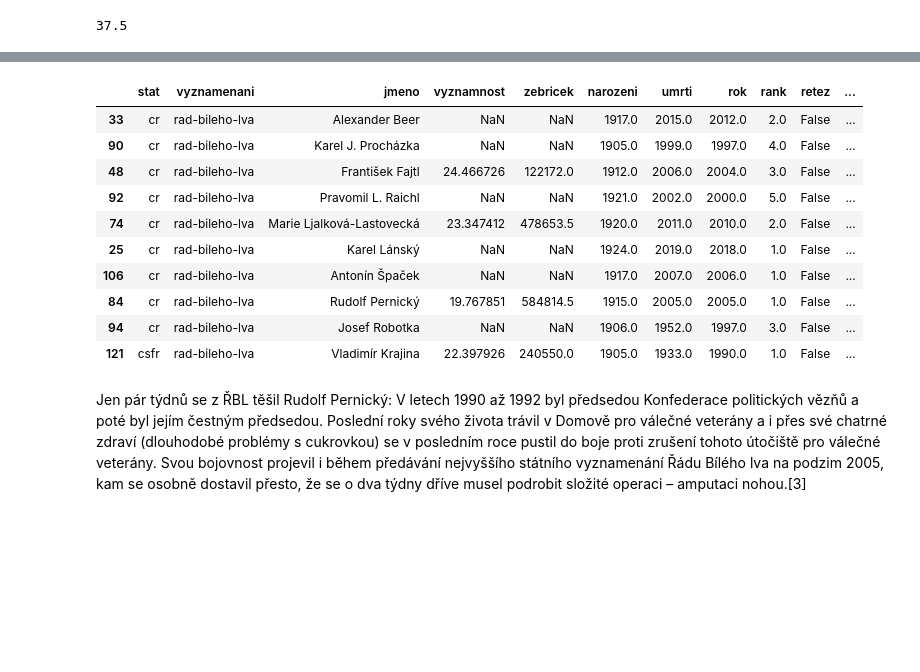
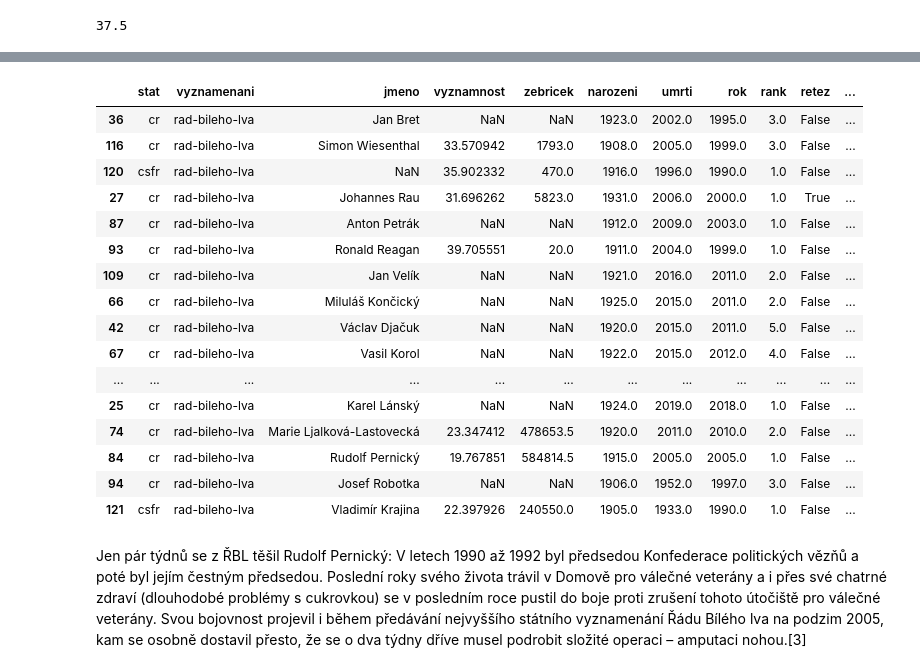
Before and after one commit to DataRozhlas/vyznamenani, a Jupyter notebook: vyznamenani.ipynb, the cells around one changed output, grey strips where cells are left out. Cells and saved outputs as stored; diff of their text form; code cells hidden in the pictures; blank space fills up the shorter version.

```diff
--- a/vyznamenani.ipynb
+++ b/vyznamenani.ipynb
@@ -504,14 +540,20 @@ lvi_extended[lvi_extended["inmemoriam"] == False].sort_values(by="posmrti").head
 # %%
-lvi_extended[(lvi_extended["inmemoriam"] == False) & lvi_extended.posmrti.notnull()].sort_values(by="posmrti").tail(10)
+lvi_extended[(lvi_extended["inmemoriam"] == False) & lvi_extended.posmrti.notnull()].sort_values(by="posmrti").tail(20)
 # %% [output]
 |  | stat | vyznamenani | jmeno | vyznamnost | zebricek | narozeni | umrti | rok | rank | retez | ... |
-| 33 | cr | rad-bileho-lva | Alexander Beer | NaN | NaN | 1917.0 | 2015.0 | 2012.0 | 2.0 | False | ... |
-| 90 | cr | rad-bileho-lva | Karel J. Procházka | NaN | NaN | 1905.0 | 1999.0 | 1997.0 | 4.0 | False | ... |
-| 48 | cr | rad-bileho-lva | František Fajtl | 24.466726 | 122172.0 | 1912.0 | 2006.0 | 2004.0 | 3.0 | False | ... |
-| 92 | cr | rad-bileho-lva | Pravomil L. Raichl | NaN | NaN | 1921.0 | 2002.0 | 2000.0 | 5.0 | False | ... |
+| 36 | cr | rad-bileho-lva | Jan Bret | NaN | NaN | 1923.0 | 2002.0 | 1995.0 | 3.0 | False | ... |
+| 116 | cr | rad-bileho-lva | Simon Wiesenthal | 33.570942 | 1793.0 | 1908.0 | 2005.0 | 1999.0 | 3.0 | False | ... |
+| 120 | csfr | rad-bileho-lva | NaN | 35.902332 | 470.0 | 1916.0 | 1996.0 | 1990.0 | 1.0 | False | ... |
+| 27 | cr | rad-bileho-lva | Johannes Rau | 31.696262 | 5823.0 | 1931.0 | 2006.0 | 2000.0 | 1.0 | True | ... |
+| 87 | cr | rad-bileho-lva | Anton Petrák | NaN | NaN | 1912.0 | 2009.0 | 2003.0 | 1.0 | False | ... |
+| 93 | cr | rad-bileho-lva | Ronald Reagan | 39.705551 | 20.0 | 1911.0 | 2004.0 | 1999.0 | 1.0 | False | ... |
+| 109 | cr | rad-bileho-lva | Jan Velík | NaN | NaN | 1921.0 | 2016.0 | 2011.0 | 2.0 | False | ... |
+| 66 | cr | rad-bileho-lva | Miluláš Končický | NaN | NaN | 1925.0 | 2015.0 | 2011.0 | 2.0 | False | ... |
+| 42 | cr | rad-bileho-lva | Václav Djačuk | NaN | NaN | 1920.0 | 2015.0 | 2011.0 | 5.0 | False | ... |
+| 67 | cr | rad-bileho-lva | Vasil Korol | NaN | NaN | 1922.0 | 2015.0 | 2012.0 | 4.0 | False | ... |
+| ... | ... | ... | ... | ... | ... | ... | ... | ... | ... | ... | ... |
+| 25 | cr | rad-bileho-lva | Karel Lánský | NaN | NaN | 1924.0 | 2019.0 | 2018.0 | 1.0 | False | ... |
 | 74 | cr | rad-bileho-lva | Marie Ljalková-Lastovecká | 23.347412 | 478653.5 | 1920.0 | 2011.0 | 2010.0 | 2.0 | False | ... |
-| 25 | cr | rad-bileho-lva | Karel Lánský | NaN | NaN | 1924.0 | 2019.0 | 2018.0 | 1.0 | False | ... |
-| 106 | cr | rad-bileho-lva | Antonín Špaček | NaN | NaN | 1917.0 | 2007.0 | 2006.0 | 1.0 | False | ... |
 | 84 | cr | rad-bileho-lva | Rudolf Pernický | 19.767851 | 584814.5 | 1915.0 | 2005.0 | 2005.0 | 1.0 | False | ... |
 | 94 | cr | rad-bileho-lva | Josef Robotka | NaN | NaN | 1906.0 | 1952.0 | 1997.0 | 3.0 | False | ... |
 | 121 | csfr | rad-bileho-lva | Vladimír Krajina | 22.397926 | 240550.0 | 1905.0 | 1933.0 | 1990.0 | 1.0 | False | ... |
```
Also changed, not shown: parts of 49 cells of this notebook, 3 other files.
